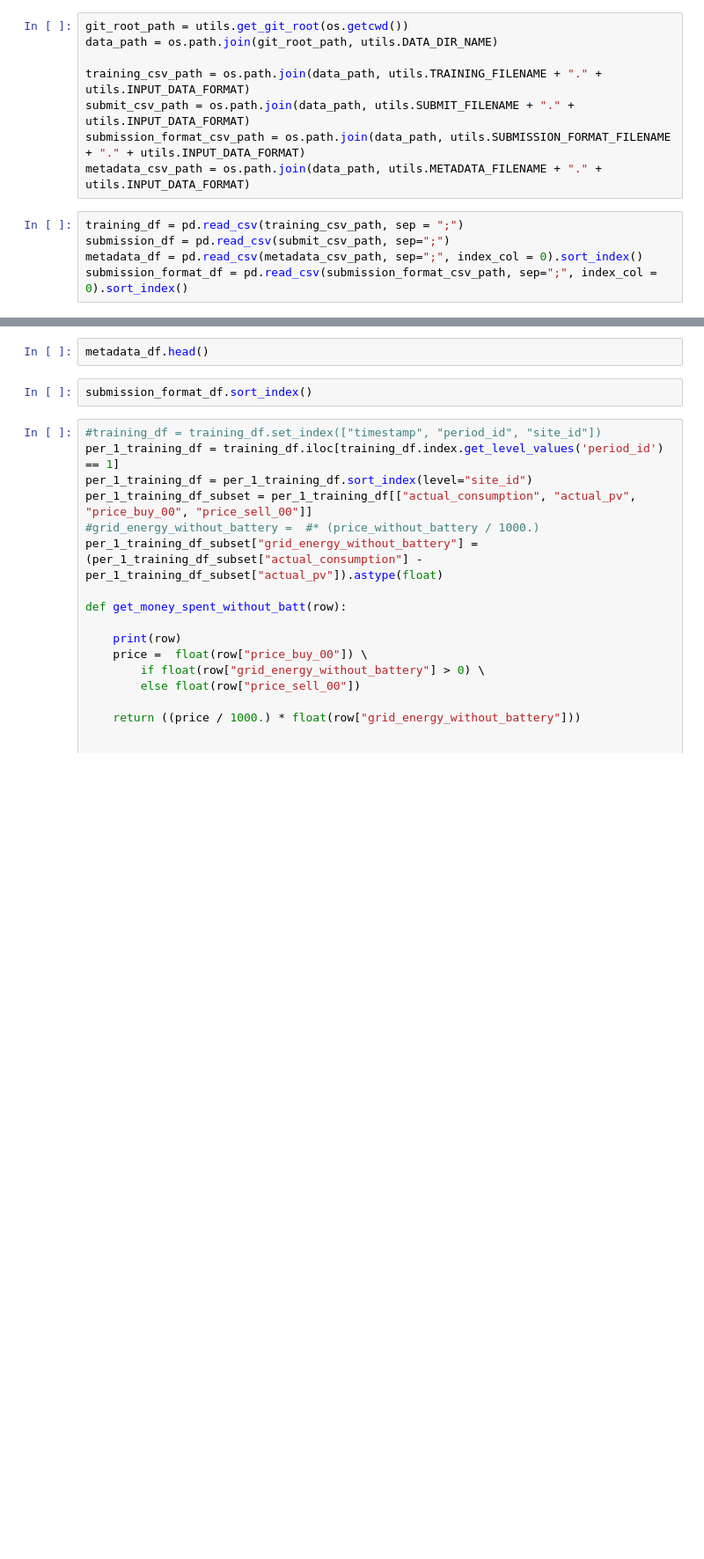
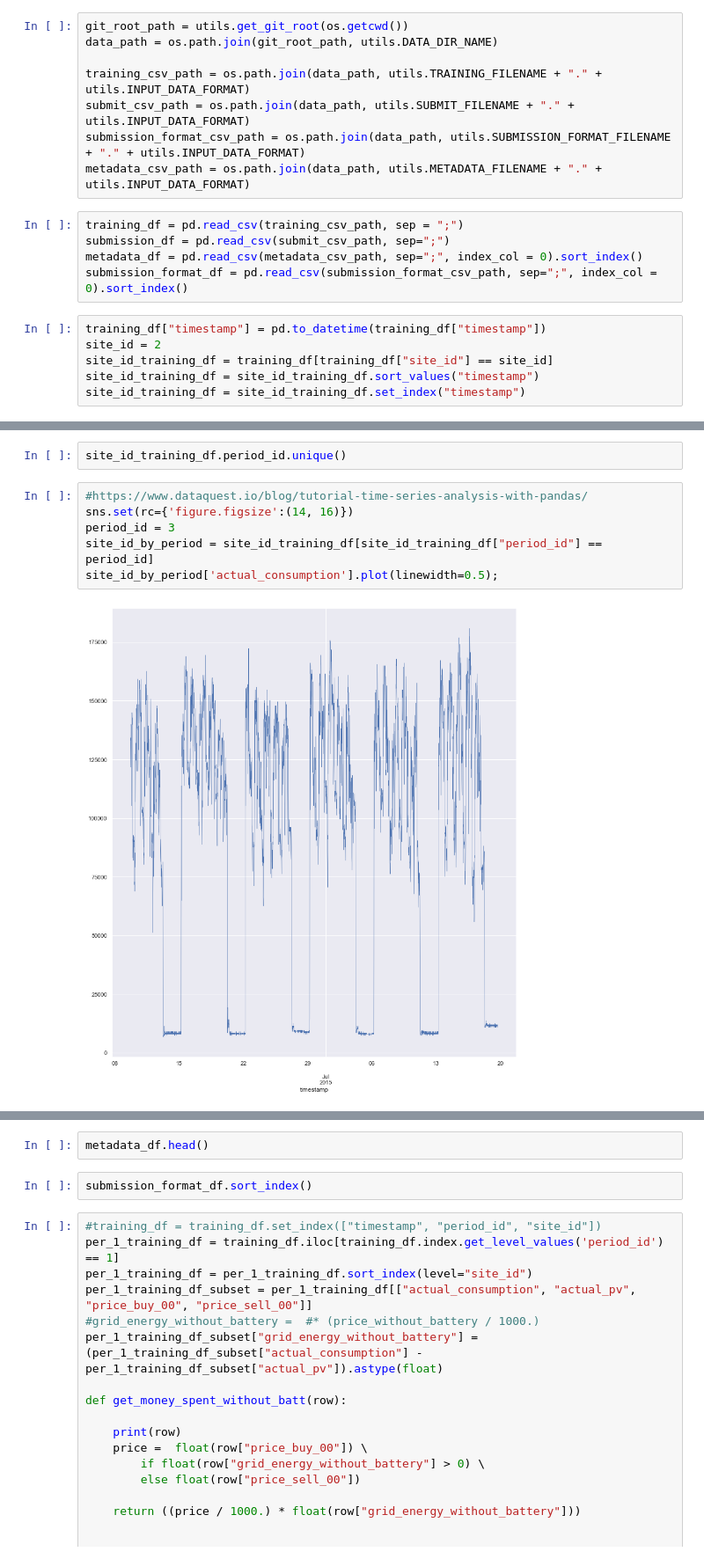
Before and after one commit to b-o-l-l-a/power-laws-optimizing-demand-side-strategies, a Jupyter notebook: notebooks/step-1-initial-eda.ipynb, the cells around one changed output, grey strips where cells are left out. Shown: that part at 88% size. Drawn from its saved outputs; the diff is of its cells as text; blank space fills up the shorter version.

```diff
--- a/notebooks/step-1-initial-eda.ipynb
+++ b/notebooks/step-1-initial-eda.ipynb
@@ -16,3 +19,9 @@ training_df = pd.read_csv(training_csv_path, sep = ";")
 submission_df = pd.read_csv(submit_csv_path, sep=";")
 metadata_df = pd.read_csv(metadata_csv_path, sep=";", index_col = 0).sort_index()
 submission_format_df = pd.read_csv(submission_format_csv_path, sep=";", index_col = 0).sort_index()
+# %%
+training_df["timestamp"] = pd.to_datetime(training_df["timestamp"])
+site_id = 2
+site_id_training_df = training_df[training_df["site_id"] == site_id]
+site_id_training_df = site_id_training_df.sort_values("timestamp")
+site_id_training_df = site_id_training_df.set_index("timestamp")
@@ -18,0 +39,10 @@ submission_format_df = pd.read_csv(submission_format_csv_path, sep=";", index_co
+# %%
+site_id_training_df.period_id.unique()
+# %%
+#https://www.dataquest.io/blog/tutorial-time-series-analysis-with-pandas/
+sns.set(rc={'figure.figsize':(14, 16)})
+period_id = 3
+site_id_by_period = site_id_training_df[site_id_training_df["period_id"] == period_id]
+site_id_by_period['actual_consumption'].plot(linewidth=0.5);
+# %% [output]
+[figure, added]
```
Also changed, not shown: parts of 7 cells of this notebook, 5 other files.
